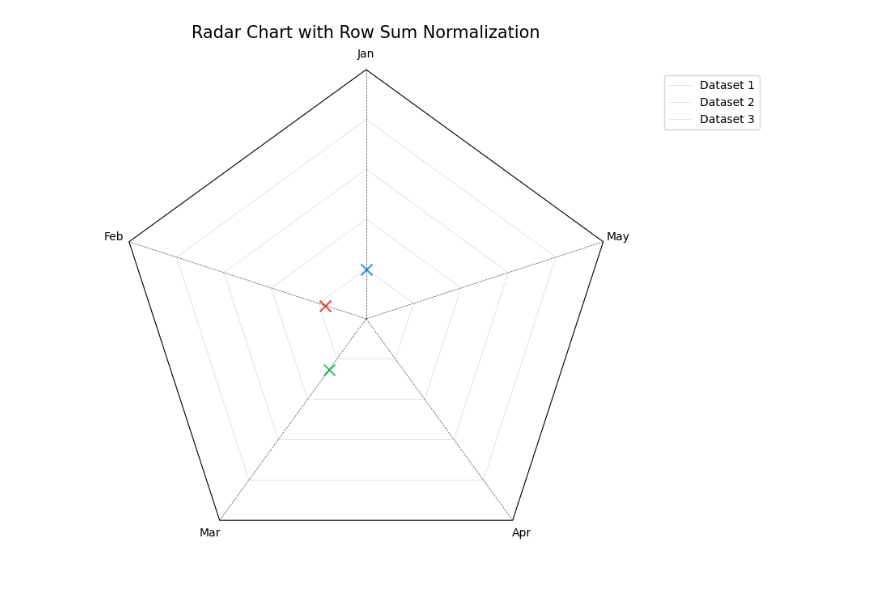
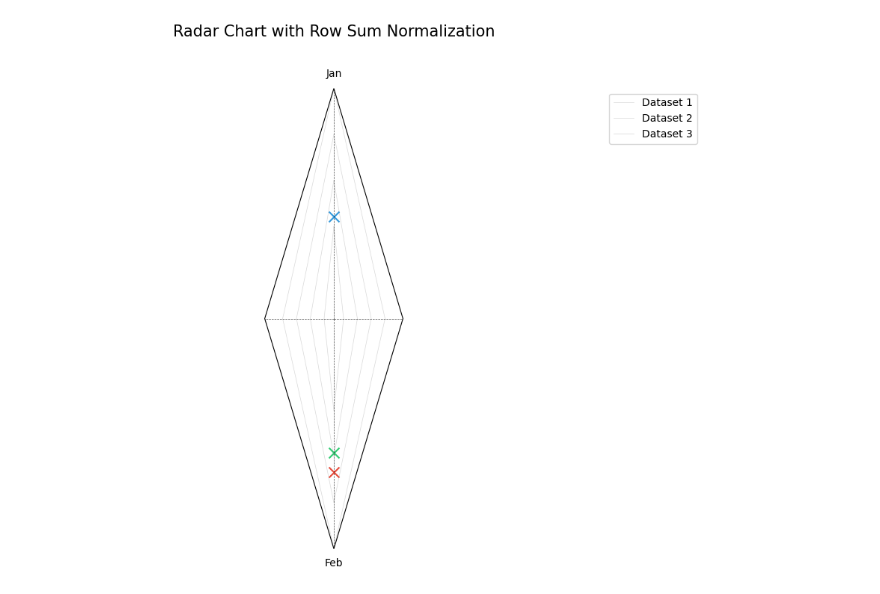
Before and after one commit to ryan-soh-pprint/DS_template, a Jupyter notebook: notebooks/insights.ipynb, the cells around one changed output. Drawn from its saved outputs; the diff is of its cells as text; code cells hidden in the pictures.

```diff
--- a/notebooks/insights.ipynb
+++ b/notebooks/insights.ipynb
@@ -382,24 +382,24 @@ def create_radar_chart(categories, data, colors, title, horizontal_scale=0.3):
 
     return fig, ax
 # %%
-# categories = ['Jan', 'Feb']
+categories = ['Jan', 'Feb']
+data = [
+    [81, 81],
+    [43, 100],
+    [24, 40]
+]
+
+# categories = ['Jan', 'Feb', 'Mar', 'Apr', 'May']
 # data = [
-#     [81, 81],
-#     [43, 100],
-#     [24, 40]
+#     [81, 81, 62, 43, 24],
+#     [43, 72, 55, 40, 72],
+#     [24, 40, 62, 24, 40]
 # ]
-
-categories = ['Jan', 'Feb', 'Mar', 'Apr', 'May']
-data = [
-    [81, 81, 62, 43, 24],
-    [43, 72, 55, 40, 72],
-    [24, 40, 62, 24, 40]
-]
 
 colors = ['#3498DB', '#E74C3C', '#2ECC71']
 
 fig, ax = create_radar_chart(categories, data, colors,
                              title="Radar Chart with Row Sum Normalization")
 plt.show()
 # %% [output]
-[figure, old version]
+[figure, new version]
```
